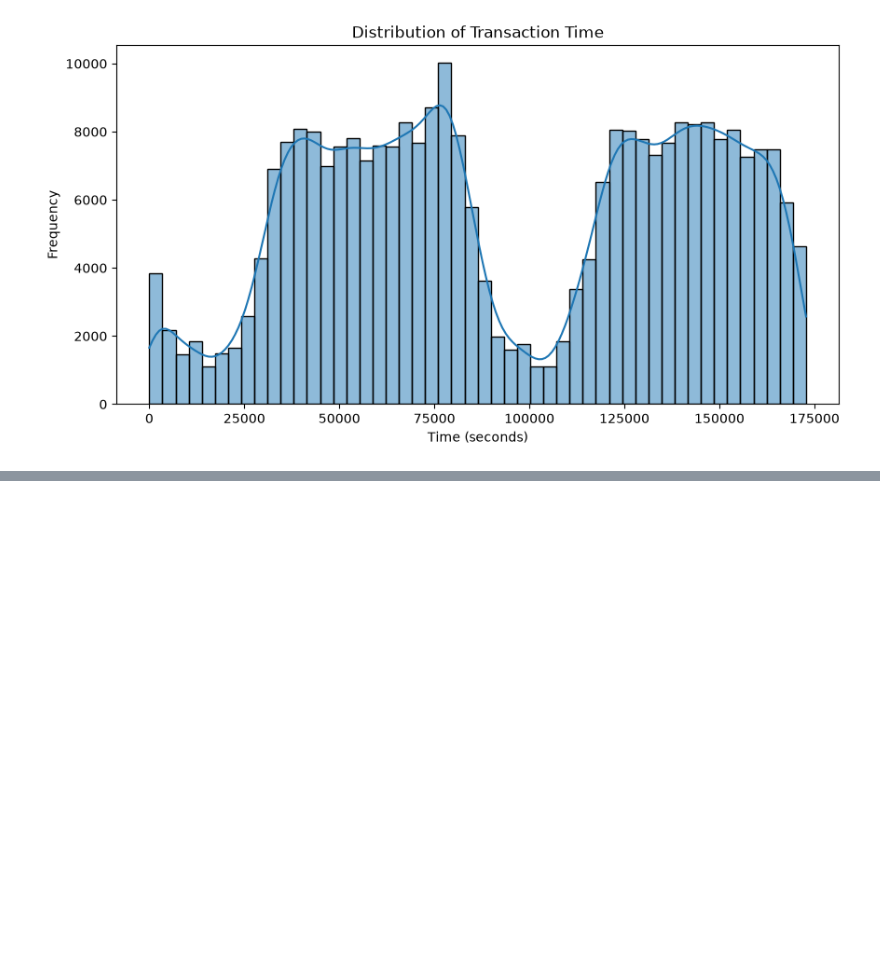
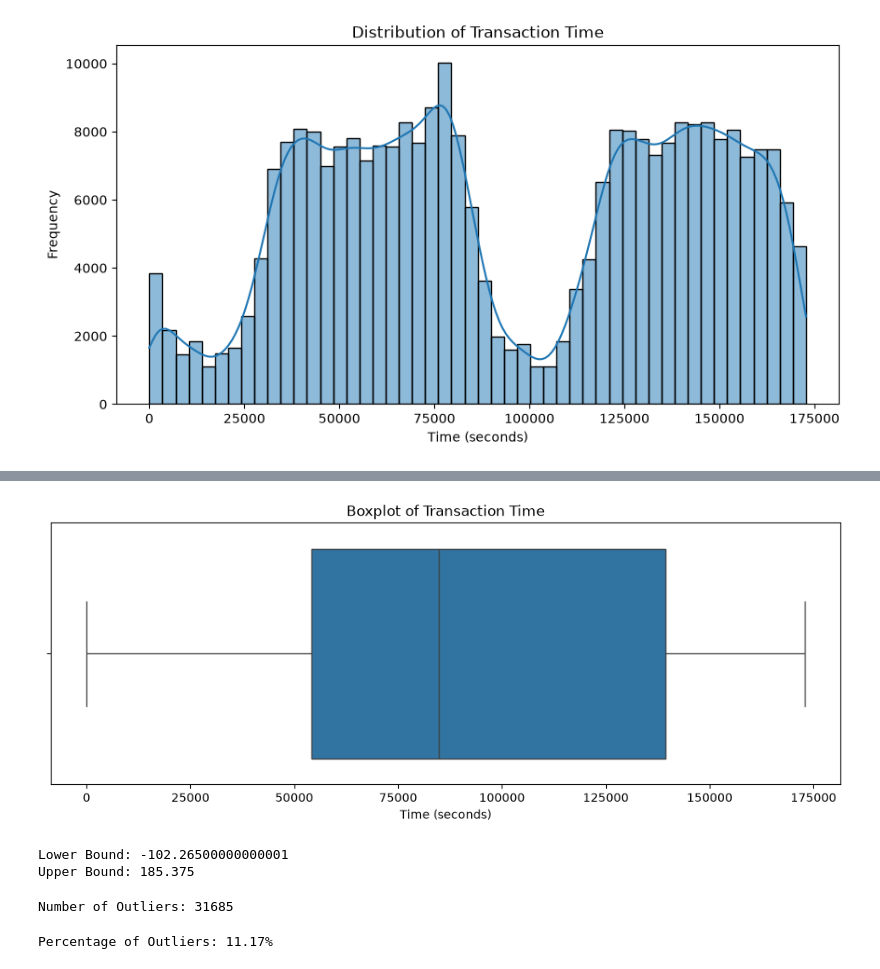
Before and after one commit to Saumyasingh1205/credit-card-fraud-ai, a Jupyter notebook: notebooks/01_EDA.ipynb, the cells around one changed output, grey strips where cells are left out. Saved outputs shown, nothing was run; the diff lists cells and outputs as text; code cells hidden in the pictures; blank space fills up the shorter version.

Commit message:
feat: add outlier analysis, correlation analysis and EDA summary

```diff
--- a/notebooks/01_EDA.ipynb
+++ b/notebooks/01_EDA.ipynb
@@ -189,0 +280,41 @@ plt.show()
+# %%
+plt.figure(figsize=(12,4))
+
+sns.boxplot(x=df["Time"])
+
+plt.title("Boxplot of Transaction Time")
+
+plt.xlabel("Time (seconds)")
+
+plt.show()
+# %% [output]
+[figure, added]
+# %%
+Q1 = df["Amount"].quantile(0.25)
+Q3 = df["Amount"].quantile(0.75)
+
+IQR = Q3 - Q1
+
+lower_bound = Q1 - 1.5 * IQR
+upper_bound = Q3 + 1.5 * IQR
+
+print("Lower Bound:", lower_bound)
+print("Upper Bound:", upper_bound)
+# %% [output]
+Lower Bound: -102.26500000000001
+Upper Bound: 185.375
+# %%
+amount_outliers = df[
+    (df["Amount"] < lower_bound) |
+    (df["Amount"] > upper_bound)
+]
+
+print("Number of Outliers:", amount_outliers.shape[0])
+# %% [output]
+Number of Outliers: 31685
+# %%
+outlier_percentage = (amount_outliers.shape[0] / len(df)) * 100
+
+print(f"Percentage of Outliers: {outlier_percentage:.2f}%")
+# %% [output]
+Percentage of Outliers: 11.17%
```
Also changed, not shown: parts of 36 cells of this notebook.
